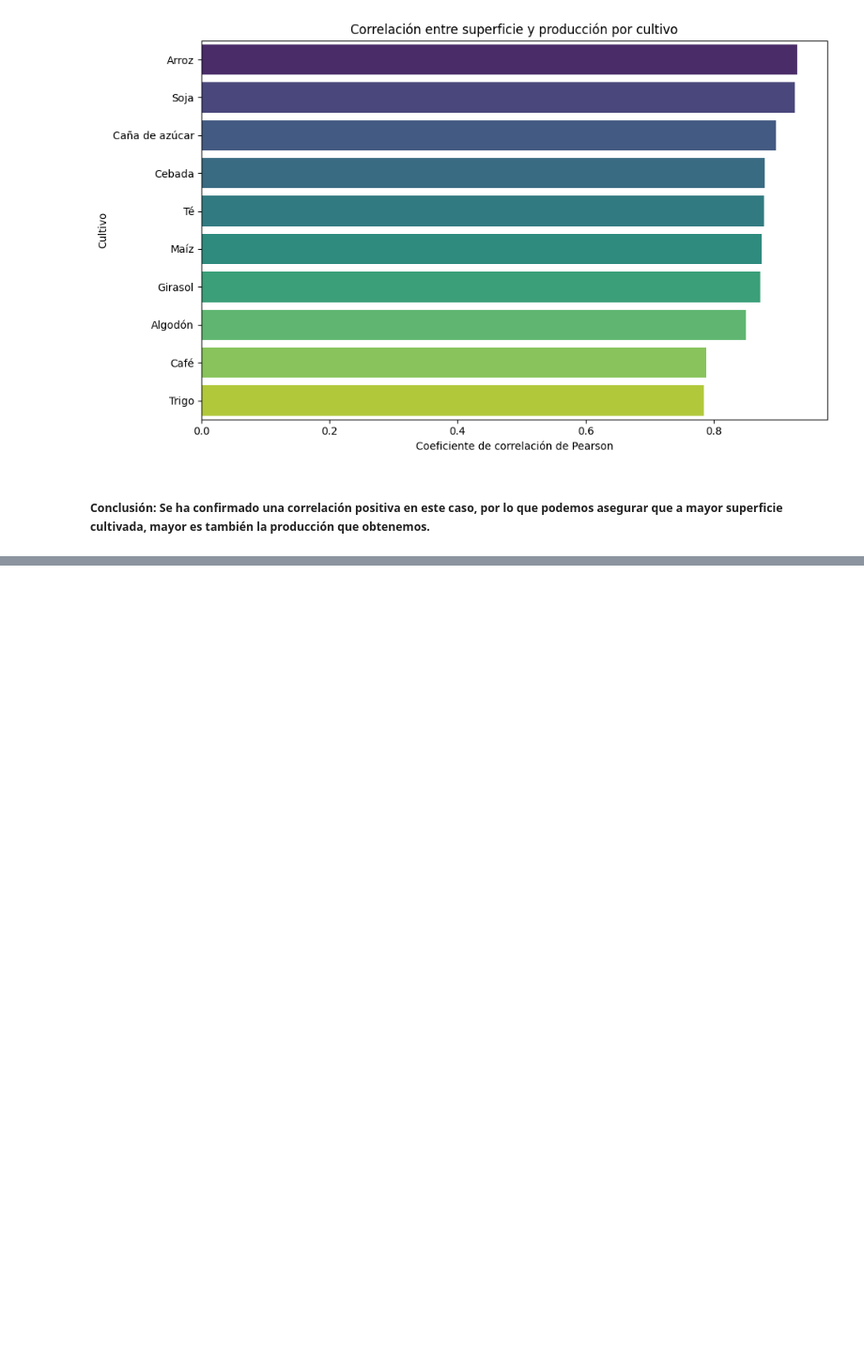
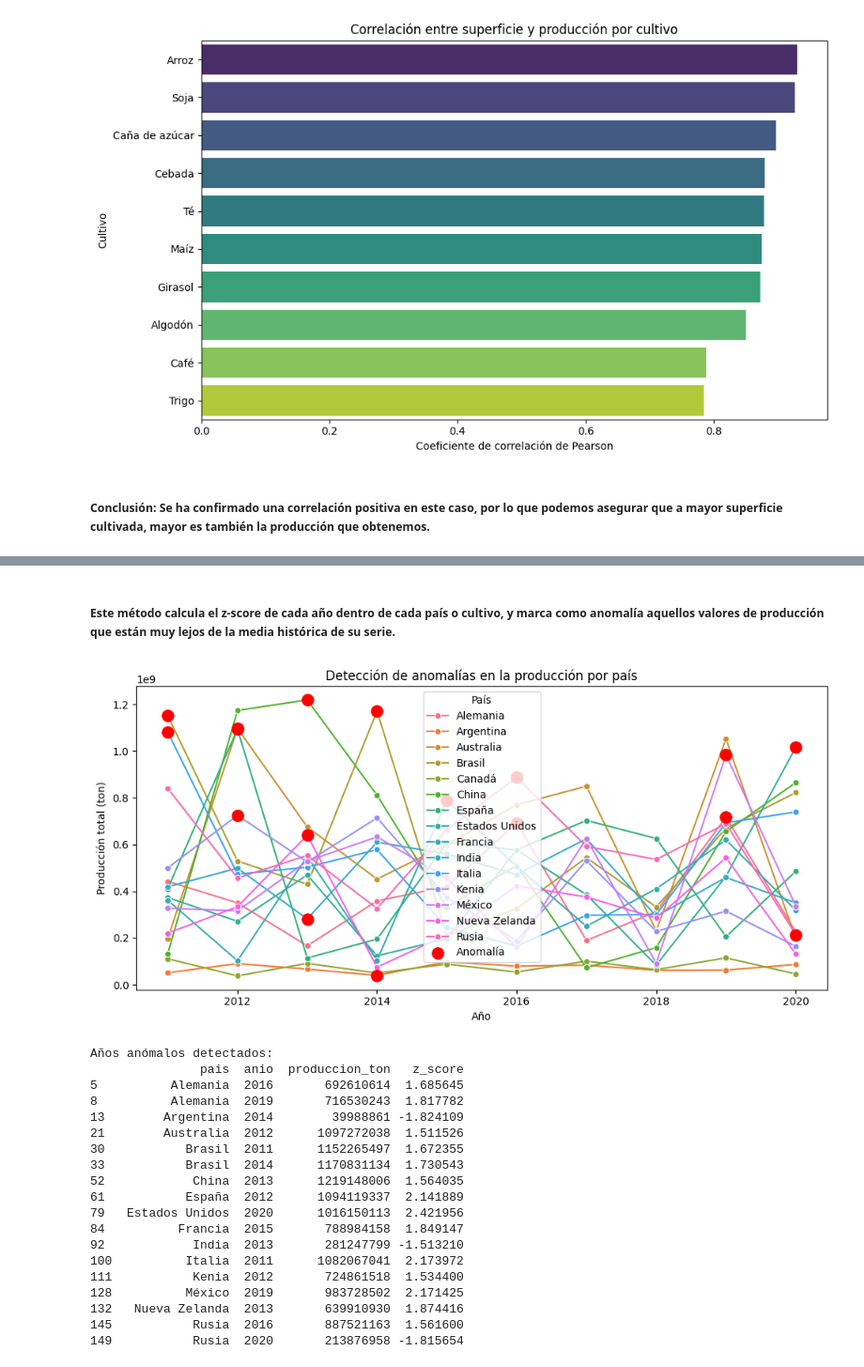
Before and after one commit to AitorBarrera/SBD_Trabajo_Final, a Jupyter notebook: Codigo.ipynb, the cells around one changed output, grey strips where cells are left out. Shown at 94% size. Drawn from its saved outputs; the diff is of its cells as text; code cells hidden in the pictures; blank space fills up the shorter version.

```diff
--- a/Codigo.ipynb
+++ b/Codigo.ipynb
@@ -317,0 +461,51 @@ plt.show()
+# %% [markdown]
+##### Este método calcula el z-score de cada año dentro de cada país o cultivo, y marca como anomalía aquellos valores de producción que están muy lejos de la media histórica de su serie.
+# %%
+plt.figure(figsize=(10, 5))
+sns.lineplot(
+    data=produccion_pais,
+    x='anio',
+    y='produccion_ton',
+    hue='pais',
+    marker='o'
+)
+
+anomalies = produccion_pais[produccion_pais['anomaly']]
+plt.scatter(
+    anomalies['anio'],
+    anomalies['produccion_ton'],
+    color='red',
+    s=120,
+    label='Anomalía',
+    zorder=5
+)
+plt.title('Detección de anomalías en la producción por país')
+plt.xlabel('Año')
+plt.ylabel('Producción total (ton)')
+plt.legend(title='País')
+plt.tight_layout()
+plt.show()
+
+print('Años anómalos detectados:')
+print(anomalies[['pais', 'anio', 'produccion_ton', 'z_score']].sort_values(['pais', 'anio']))
+# %% [output]
+[figure, added]
+Años anómalos detectados:
+               pais  anio  produccion_ton   z_score
+5          Alemania  2016       692610614  1.685645
+8          Alemania  2019       716530243  1.817782
+13        Argentina  2014        39988861 -1.824109
+21        Australia  2012      1097272038  1.511526
+30           Brasil  2011      1152265497  1.672355
+33           Brasil  2014      1170831134  1.730543
+52            China  2013      1219148006  1.564035
+61           España  2012      1094119337  2.141889
+79   Estados Unidos  2020      1016150113  2.421956
+84          Francia  2015       788984158  1.849147
+92            India  2013       281247799 -1.513210
+100          Italia  2011      1082067041  2.173972
+111           Kenia  2012       724861518  1.534400
+128          México  2019       983728502  2.171425
+132   Nueva Zelanda  2013       639910930  1.874416
+145           Rusia  2016       887521163  1.561600
+149           Rusia  2020       213876958 -1.815654
```
Also changed, not shown: parts of 69 cells of this notebook.
